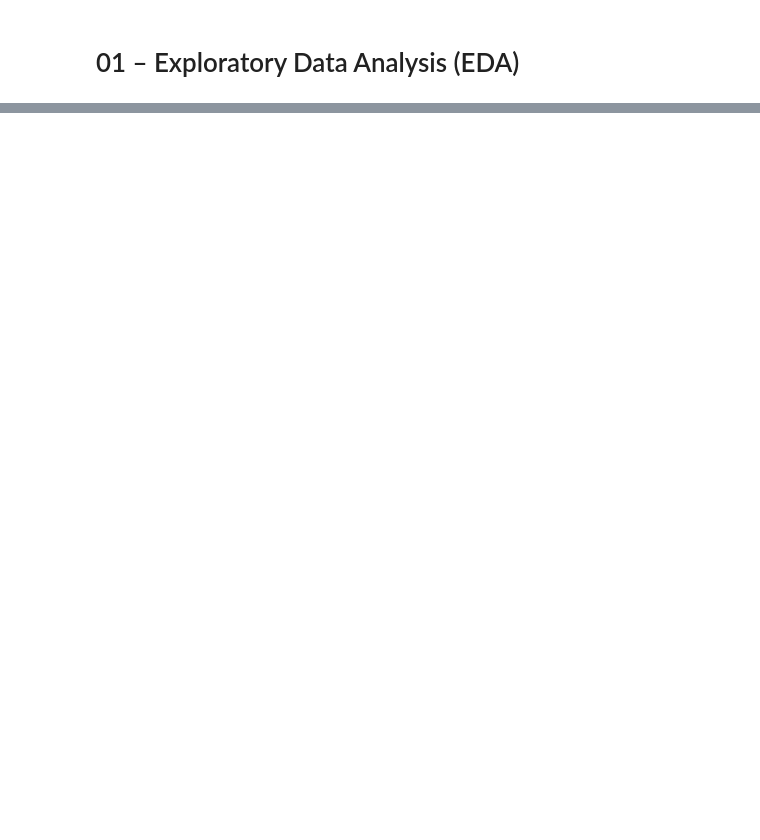
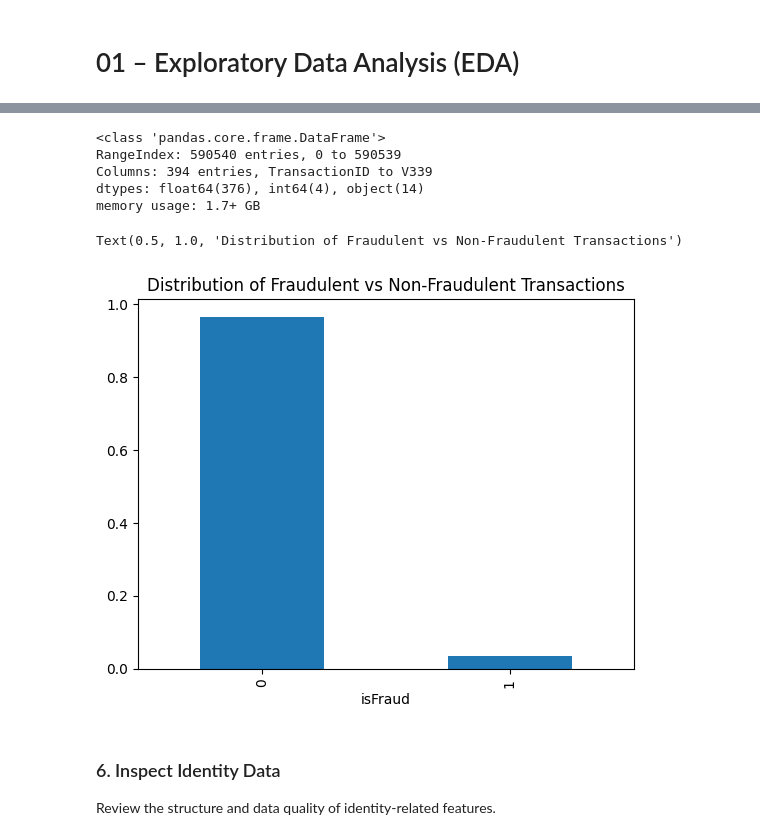
Before and after one commit to dhwanil1907/fraud-detection-platform, a Jupyter notebook: notebooks/01_eda.ipynb, the cells around one changed output, grey strips where cells are left out. Cells and saved outputs as stored; diff of their text form; code cells hidden in the pictures; blank space fills up the shorter version.

```diff
--- a/notebooks/01_eda.ipynb
+++ b/notebooks/01_eda.ipynb
@@ -66,0 +30,9 @@ Summarize key findings from the EDA:
+# %%
+TRANSACTION_PATH = "../data/raw/train_transaction.csv"
+IDENTITY_PATH = "../data/raw/train_identity.csv"
+
+transaction_df = pd.read_csv(TRANSACTION_PATH)
+identity_df = pd.read_csv(IDENTITY_PATH)
+
+print("Transaction shape:", transaction_df.shape)
+print("Identity shape:", identity_df.shape)
@@ -66,0 +55,17 @@ Summarize key findings from the EDA:
+# %%
+transaction_df.info()
+# %% [output]
+<class 'pandas.core.frame.DataFrame'>
+RangeIndex: 590540 entries, 0 to 590539
+Columns: 394 entries, TransactionID to V339
+dtypes: float64(376), int64(4), object(14)
+memory usage: 1.7+ GB
+# %%
+transaction_df['isFraud'].value_counts(normalize=True).plot(kind='bar')
+plt.title('Distribution of Fraudulent vs Non-Fraudulent Transactions')
+# %% [output]
+Text(0.5, 1.0, 'Distribution of Fraudulent vs Non-Fraudulent Transactions')
+[figure, added]
+# %% [markdown]
+### 6. Inspect Identity Data
+Review the structure and data quality of identity-related features.
```
Also changed, not shown: parts of 47 cells of this notebook, 2 other files.
